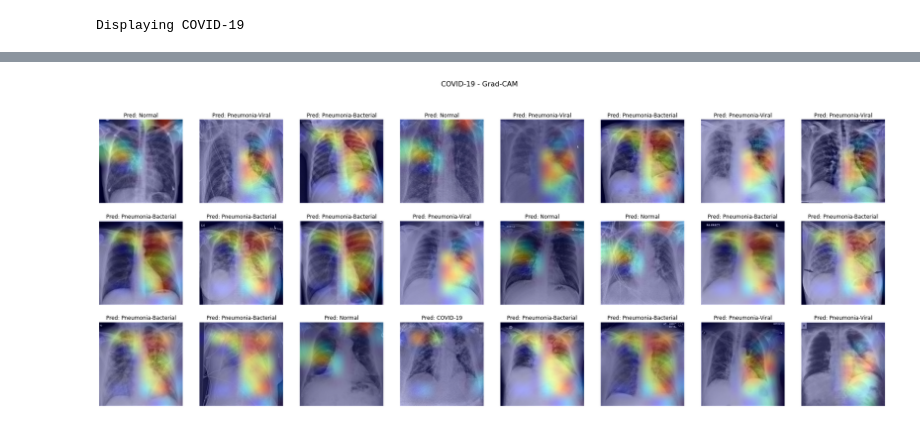
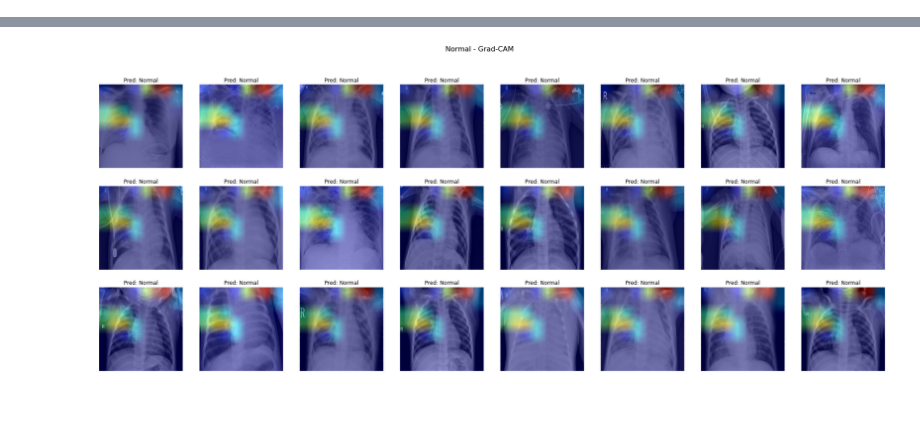
Before and after one commit to joaomarcoscsilva/issues-covid-image-diagnosis, a Jupyter notebook: GradCam.ipynb, the cells around one changed output, grey strips where cells are left out. Saved outputs shown, nothing was run; the diff lists cells and outputs as text; code cells hidden in the pictures.

```diff
--- a/GradCam.ipynb
+++ b/GradCam.ipynb
@@ -92,6 +92,9 @@ def save_model(filename):
+# %%
+x_gradcam_data = x_train
+y_gradcam_data = y_train
 # %%
 gradcam_batch_size = 8
-datagen, num_batches = train.get_datagen(True, gradcam_batch_size, x_all, y_all, include_last = False)
+datagen, num_batches = train.get_datagen(True, gradcam_batch_size, x_gradcam_data, y_gradcam_data, include_last = False)
 
 # List with all the predictions
 cams = []
@@ -112,4 +115,4 @@ cams.shape
 # %%
-y_predicted = predict(params, state, x_all, training=False)
-y_predicted.shape
+y_pred = predict(params, state, x_gradcam_data, training=False)
+y_pred.shape
 # %% [output]
@@ -133,31 +142,33 @@ def display_gradcam(img, heatmap, alpha=0.4):
     # Use RGB values of the colormap
     jet_colors = jet(np.arange(256))[:, :3]
     jet_heatmap = jet_colors[heatmap]
-    jet_heatmap = cv2.resize(jet_heatmap, dsize=(img.shape[0], img.shape[1]), interpolation=cv2.INTER_CUBIC)
+    jet_heatmap = cv2.resize(jet_heatmap, dsize=(img.shape[0], img.shape[1]), interpolation=cv2.INTER_LINEAR)
     jet_heatmap /= jet_heatmap.max()
+    jet_heatmap = np.clip(jet_heatmap, 0, 1)
 
     # Superimpose the heatmap on original image
     superimposed_img = jet_heatmap * alpha + img
     superimposed_img /= superimposed_img.max()
-
     # Display Grad CAM
     plt.imshow(superimposed_img)
 
-CLASS_TO_DISPLAY = 2
-COUNTER_CLASS = 2
+CLASS_TO_DISPLAY = utils.CLASS_NORMAL
+PREVIEW_CLASS = utils.CLASS_NORMAL
 COUNTERFACTUAL = False
+
 ROWS = 3
 COLUMNS = 8
-DISPLAY_RNG = jax.random.PRNGKey(4)
+DISPLAY_RNG = jax.random.PRNGKey(42)
 
-class_indices = jnp.where(y_all > 0)[1]
-indices_to_display = jnp.where(class_indices == CLASS_TO_DISPLAY)[0]
+real = jnp.argmax(y_gradcam_data, axis=1)
+predicted = jnp.argmax(y_pred, axis=1)
+assert predicted.shape[0] == real.shape[0] and real.shape[0] == y_gradcam_data.shape[0]
 
-predicted_indices = jnp.where(y_predicted > 0)[1]
+indices_of_class = jnp.where(real == CLASS_TO_DISPLAY)[0]
 
-indices_to_show = jax.random.choice(DISPLAY_RNG, covid_indices.shape[0], shape=[ROWS*COLUMNS])
+print("Perc correct {:.4f}".format(jnp.mean((predicted[indices_of_class] == CLASS_TO_DISPLAY).astype(jnp.float32))))
 
-print("Displaying", utils.CLASS_NAMES[CLASS_TO_DISPLAY])
+indices_of_class = jax.random.choice(DISPLAY_RNG, indices_of_class, shape=[ROWS*COLUMNS])
 
 # create figure
 fig = plt.figure(figsize=(32, 12))
@@ -166,18 +177,17 @@ fig.suptitle(utils.CLASS_NAMES[CLASS_TO_DISPLAY] + (" - Grad-CAM" if not COUNTER
 for i in range(ROWS*COLUMNS):
     fig.add_subplot(ROWS, COLUMNS, i+1)
 
-    index = indices_to_show[i]
-    img_index = indices_to_display[index]
-    class_index = class_indices[img_index]
-    pred = predicted_indices[img_index]
+    img_index = indices_of_class[i]
+    class_index = real[img_index]
+    pred = predicted[img_index]
     img = x_all[img_index,]
 
     if not COUNTERFACTUAL:
-        heatmap = cam[img_index, pred]
+        heatmap = cam[img_index, PREVIEW_CLASS]
     else:
-        heatmap = counter_cam[img_index, COUNTER_CLASS]
+        heatmap = counter_cam[img_index, PREVIEW_CLASS]
 
-    display_gradcam(img, heatmap, alpha=0.5)
+    display_gradcam(img, heatmap, alpha=0.8)
 
     title = "Pred: " + utils.CLASS_NAMES[pred]
 
@@ -189 +197,0 @@ WARNING:matplotlib.image:Clipping input data to the valid range for imshow with
-Displaying COVID-19
@@ -203 +198 @@ WARNING:matplotlib.image:Clipping input data to the valid range for imshow with
-[figure, old version]
+[figure, new version]
```
Also changed, not shown: parts of 9 cells of this notebook, 2 other files.
